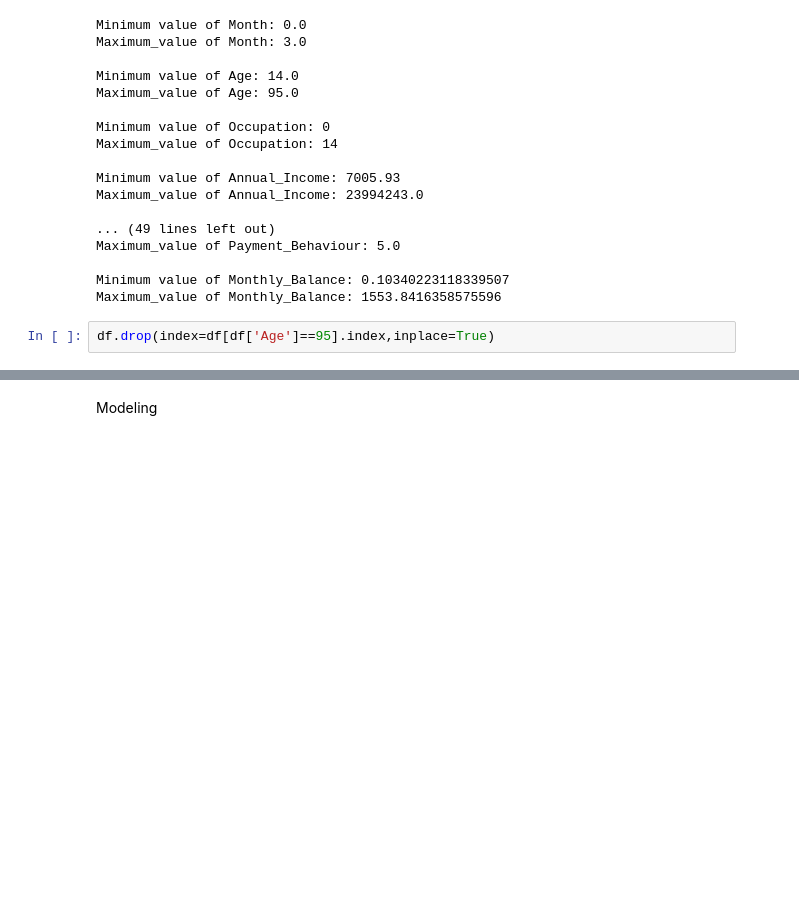
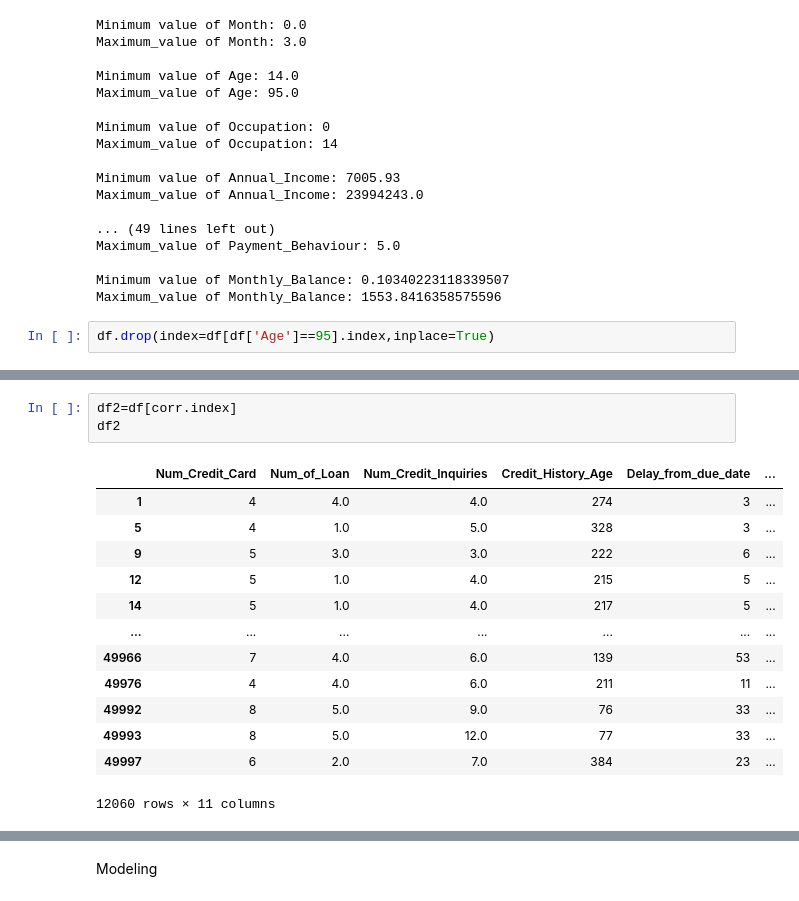
Before and after one commit to Anson369/Credit-card-status-prediction, a Jupyter notebook: credit_score.ipynb, the cells around one changed output, grey strips where cells are left out. Saved outputs shown, nothing was run; the diff lists cells and outputs as text; blank space fills up the shorter version.

```diff
--- a/credit_score.ipynb
+++ b/credit_score.ipynb
@@ -489 +500,18 @@ df2
+# %%
+df2=df[corr.index]
+df2
+# %% [output]
+|  | Num_Credit_Card | Num_of_Loan | Num_Credit_Inquiries | Credit_History_Age | Delay_from_due_date | ... |
+| 1 | 4 | 4.0 | 4.0 | 274 | 3 | ... |
+| 5 | 4 | 1.0 | 5.0 | 328 | 3 | ... |
+| 9 | 5 | 3.0 | 3.0 | 222 | 6 | ... |
+| 12 | 5 | 1.0 | 4.0 | 215 | 5 | ... |
+| 14 | 5 | 1.0 | 4.0 | 217 | 5 | ... |
+| ... | ... | ... | ... | ... | ... | ... |
+| 49966 | 7 | 4.0 | 6.0 | 139 | 53 | ... |
+| 49976 | 4 | 4.0 | 6.0 | 211 | 11 | ... |
+| 49992 | 8 | 5.0 | 9.0 | 76 | 33 | ... |
+| 49993 | 8 | 5.0 | 12.0 | 77 | 33 | ... |
+| 49997 | 6 | 2.0 | 7.0 | 384 | 23 | ... |
+12060 rows × 11 columns
 # %%
```
Also changed, not shown: parts of 8 cells of this notebook, 3 other files.
